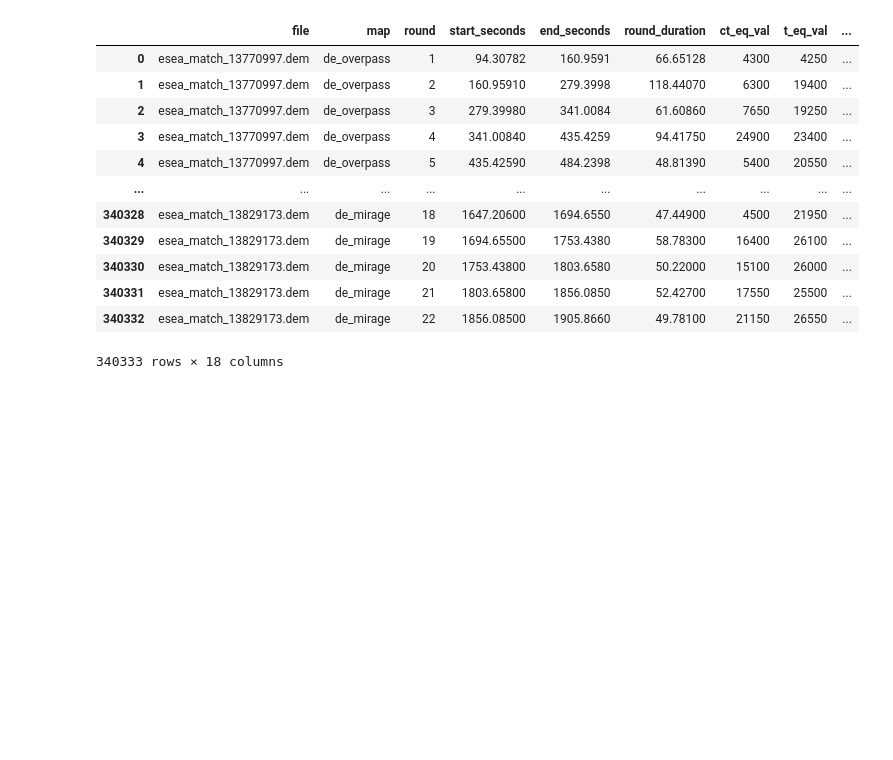
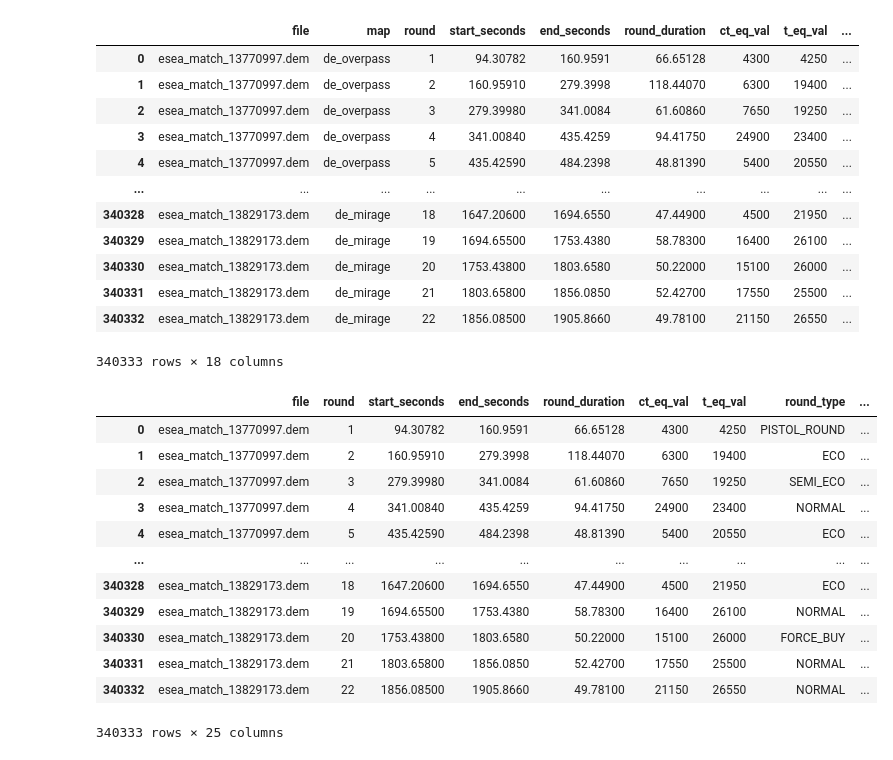
Before and after one commit to gandhimonil9823/CS_GO_Analysis, a Jupyter notebook: preprocessing/Aggregate_data_rounds.ipynb, the cells around one changed output. Cells and saved outputs as stored; diff of their text form; code cells hidden in the pictures; blank space fills up the shorter version.

```diff
--- a/preprocessing/Aggregate_data_rounds.ipynb
+++ b/preprocessing/Aggregate_data_rounds.ipynb
@@ -425,3 +431,7 @@ See the caveats in the documentation: https://pandas.pydata.org/pandas-docs/stab
 | 340331 | esea_match_13829173.dem | de_mirage | 21 | 1803.65800 | 1856.0850 | 52.42700 | 17550 | 25500 | ... |
 | 340332 | esea_match_13829173.dem | de_mirage | 22 | 1856.08500 | 1905.8660 | 49.78100 | 21150 | 26550 | ... |
 340333 rows × 18 columns
+# %%
+#reorder columns
+meta_rounds = meta_rounds[['file','map', 'round', 'start_seconds', 'end_seconds', 'round_duration', 'ct_eq_val', 't_eq_val', 'round_type','final_ct_alive', 'final_t_alive', 'is_bomb_planted', 'bomb_site', 'past_halftime', 'winner_team', 'winner_side', 'winner_class', 'winner_side_class']]
+meta_rounds
@@ -448,3 +472,33 @@ test_load
 | 340331 | esea_match_13829173.dem | de_mirage | 21 | 1803.65800 | 1856.0850 | 52.42700 | 17550 | 25500 | ... |
 | 340332 | esea_match_13829173.dem | de_mirage | 22 | 1856.08500 | 1905.8660 | 49.78100 | 21150 | 26550 | ... |
 340333 rows × 18 columns
+# %%
+def create_map_cols (df):
+  unique_maps = df["map"].unique()
+
+  map_dataframe = pd.DataFrame()
+
+  for map_cs_go in unique_maps:
+    map_dataframe[map_cs_go] = df["map"].apply(lambda x: 1 if x == map_cs_go else 0)
+
+  df = pd.concat([df,map_dataframe], axis = 'columns', join = 'inner')
+  df.drop(columns='map',inplace=True)
+
+  return df
+# %%
+round_agg_predictions = create_map_cols(meta_rounds)
+round_agg_predictions
+# %% [output]
+|  | file | round | start_seconds | end_seconds | round_duration | ct_eq_val | t_eq_val | round_type | ... |
+| 0 | esea_match_13770997.dem | 1 | 94.30782 | 160.9591 | 66.65128 | 4300 | 4250 | PISTOL_ROUND | ... |
+| 1 | esea_match_13770997.dem | 2 | 160.95910 | 279.3998 | 118.44070 | 6300 | 19400 | ECO | ... |
+| 2 | esea_match_13770997.dem | 3 | 279.39980 | 341.0084 | 61.60860 | 7650 | 19250 | SEMI_ECO | ... |
+| 3 | esea_match_13770997.dem | 4 | 341.00840 | 435.4259 | 94.41750 | 24900 | 23400 | NORMAL | ... |
+| 4 | esea_match_13770997.dem | 5 | 435.42590 | 484.2398 | 48.81390 | 5400 | 20550 | ECO | ... |
+| ... | ... | ... | ... | ... | ... | ... | ... | ... | ... |
+| 340328 | esea_match_13829173.dem | 18 | 1647.20600 | 1694.6550 | 47.44900 | 4500 | 21950 | ECO | ... |
+| 340329 | esea_match_13829173.dem | 19 | 1694.65500 | 1753.4380 | 58.78300 | 16400 | 26100 | NORMAL | ... |
+| 340330 | esea_match_13829173.dem | 20 | 1753.43800 | 1803.6580 | 50.22000 | 15100 | 26000 | FORCE_BUY | ... |
+| 340331 | esea_match_13829173.dem | 21 | 1803.65800 | 1856.0850 | 52.42700 | 17550 | 25500 | NORMAL | ... |
+| 340332 | esea_match_13829173.dem | 22 | 1856.08500 | 1905.8660 | 49.78100 | 21150 | 26550 | NORMAL | ... |
+340333 rows × 25 columns
```
Also changed, not shown: parts of 23 cells of this notebook.
